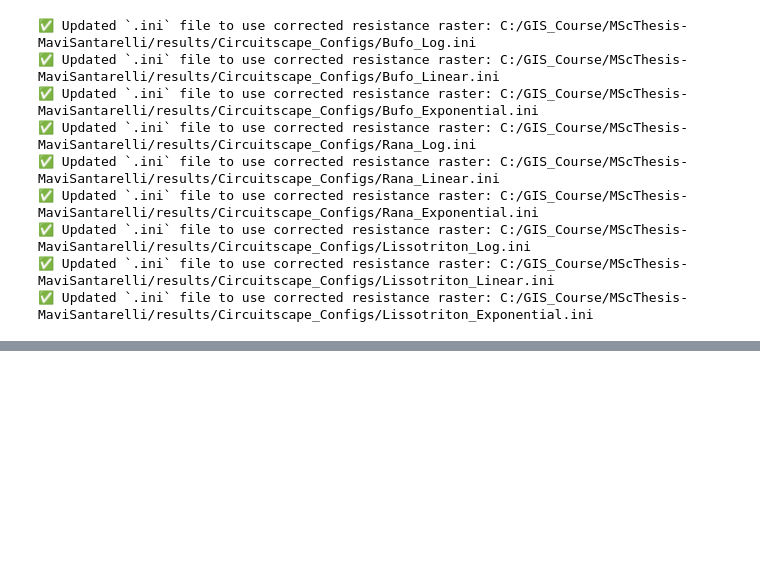
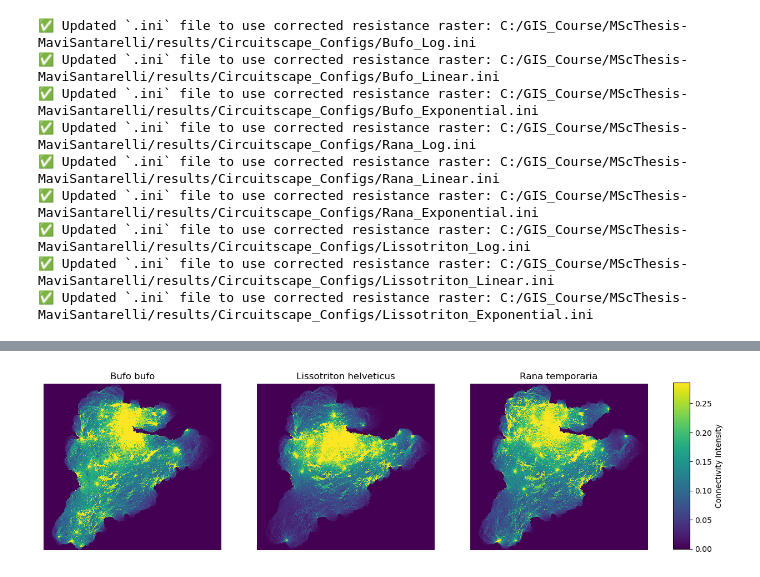
Before and after one commit to Mavisan6/MScThesis-MaviSantarelli, a Jupyter notebook: notebooks/3_Connectivity Modelling/3_Connectivity_Mapping.ipynb, the cells around one changed output, grey strips where cells are left out. Cells and saved outputs as stored; diff of their text form; code cells hidden in the pictures; blank space fills up the shorter version.

```diff
--- a/notebooks/3_Connectivity Modelling/3_Connectivity_Mapping.ipynb
+++ b/notebooks/3_Connectivity Modelling/3_Connectivity_Mapping.ipynb
@@ -1264,0 +1359,41 @@ for species in ["Bufo", "Rana", "Lissotriton"]:
+# %%
+import os
+import rasterio
+import numpy as np
+import matplotlib.pyplot as plt
+
+# File paths for connectivity maps
+maps = {
+    "Bufo bufo": r"C:\GIS_Course\MScThesis-MaviSantarelli\results\Circuitscape_Results\BufoFiltered\Bufo_Inv_output_cum_curmap.asc",
+    "Lissotriton helveticus": r"C:\GIS_Course\MScThesis-MaviSantarelli\results\Circuitscape_Results\LissFiltered\Lissotriton_Inv_output_cum_curmap.asc",
+    "Rana temporaria": r"C:\GIS_Course\MScThesis-MaviSantarelli\results\Circuitscape_Results\RanaFiltered\Rana_Inv_output_cum_curmap.asc",
+}
+
+# Create figure with one row and as many columns as species
+fig, axes = plt.subplots(1, len(maps), figsize=(15, 5), gridspec_kw={'width_ratios': [1] * len(maps)})  # Equal column width
+
+# Loop through each map and display it in a subplot
+im = None  # Initialize colorbar reference
+for ax, (species, filepath) in zip(axes, maps.items()):
+    with rasterio.open(filepath) as src:
+        data = src.read(1).astype(float)  # Read raster data
+        data[data == src.nodata] = np.nan  # Mask NoData values
+
+        # Normalize for better visualization
+        vmin, vmax = np.nanpercentile(data, [5, 95])
+
+        # Display connectivity map in subplot
+        im = ax.imshow(data, cmap="viridis", interpolation="nearest", vmin=vmin, vmax=vmax)
+        ax.set_title(species)
+        ax.axis("off")  # Remove axis ticks
+
+# Adjust layout to make space for the colorbar on the right
+fig.subplots_adjust(right=0.85)
+
+# Create an axis for the colorbar on the right side
+cbar_ax = fig.add_axes([0.88, 0.2, 0.02, 0.6])  # [left, bottom, width, height]
+fig.colorbar(im, cax=cbar_ax, label="Connectivity Intensity")
+
+plt.show()
+# %% [output]
+[figure, added]
```
Also changed, not shown: parts of 3 cells of this notebook, 5 other files.
